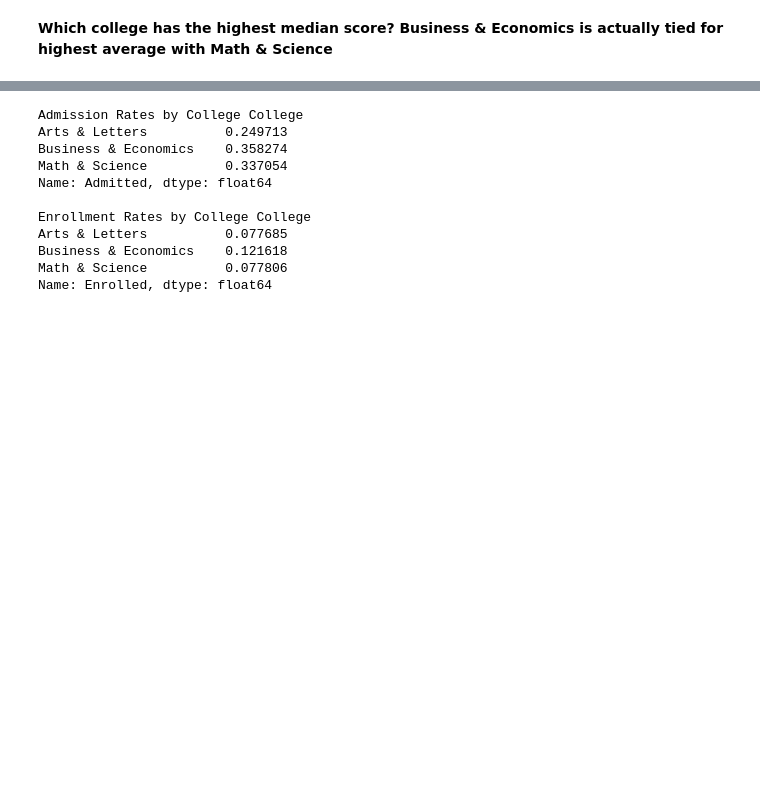
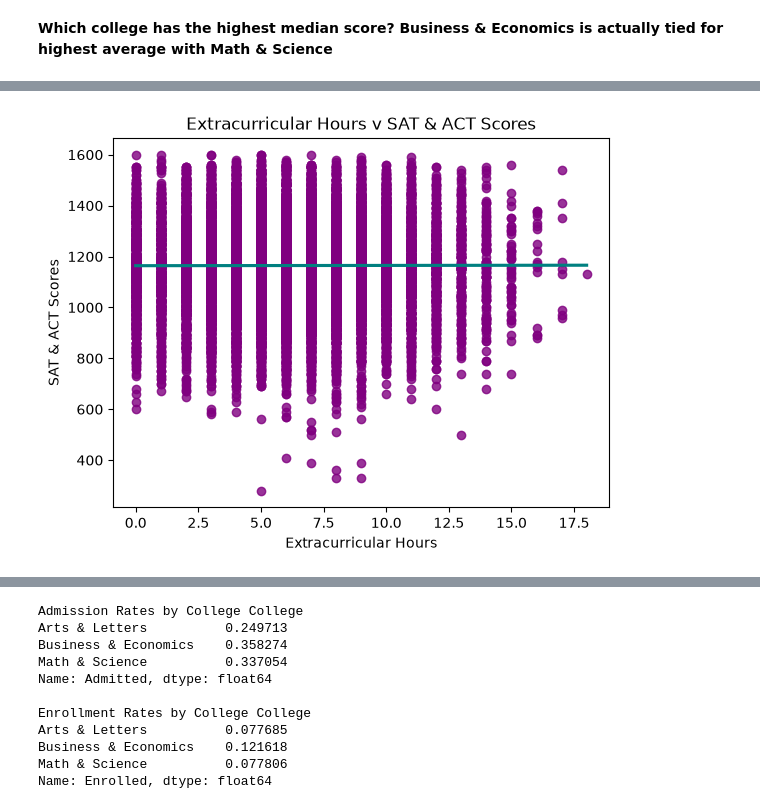
Before and after one commit to brianhoffmeister/Cascadia, a Jupyter notebook: Week 13 - Uni Admissions.ipynb, the cells around one changed output, grey strips where cells are left out. Cells and saved outputs as stored; diff of their text form; code cells hidden in the pictures; blank space fills up the shorter version.

```diff
--- a/Week 13 - Uni Admissions.ipynb
+++ b/Week 13 - Uni Admissions.ipynb
@@ -188,0 +220,12 @@ Name: SAT_ACT, dtype: float64
+# %%
+#Repeated with Seaborn
+sns.regplot(data = df, x = 'Extracurricular_Hours' , y = 'SAT_ACT', #creates scatter plot
+            scatter_kws = {'color': 'purple'}, #sets data points to purple
+            line_kws = {'color': 'teal'}, #sets regression line to teal
+            ci = None) #removes CI shading
+plt.title('Extracurricular Hours v SAT & ACT Scores') #adds chart title
+plt.xlabel('Extracurricular Hours') #adds x title
+plt.ylabel('SAT & ACT Scores') # adds y title
+plt.show() #displays the chart
+# %% [output]
+[figure, added]
```
Also changed, not shown: parts of 7 cells of this notebook.
